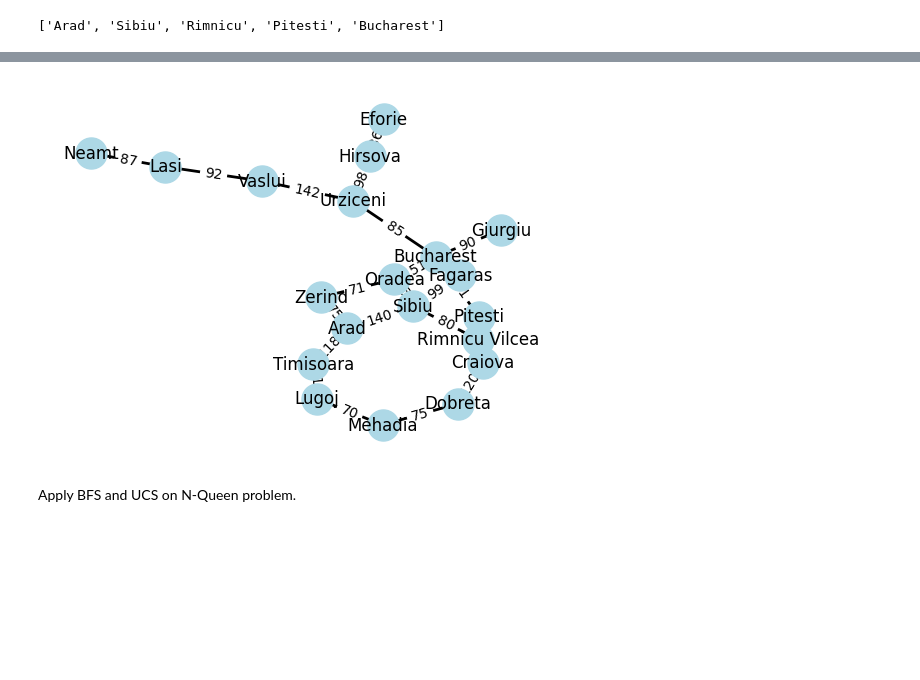
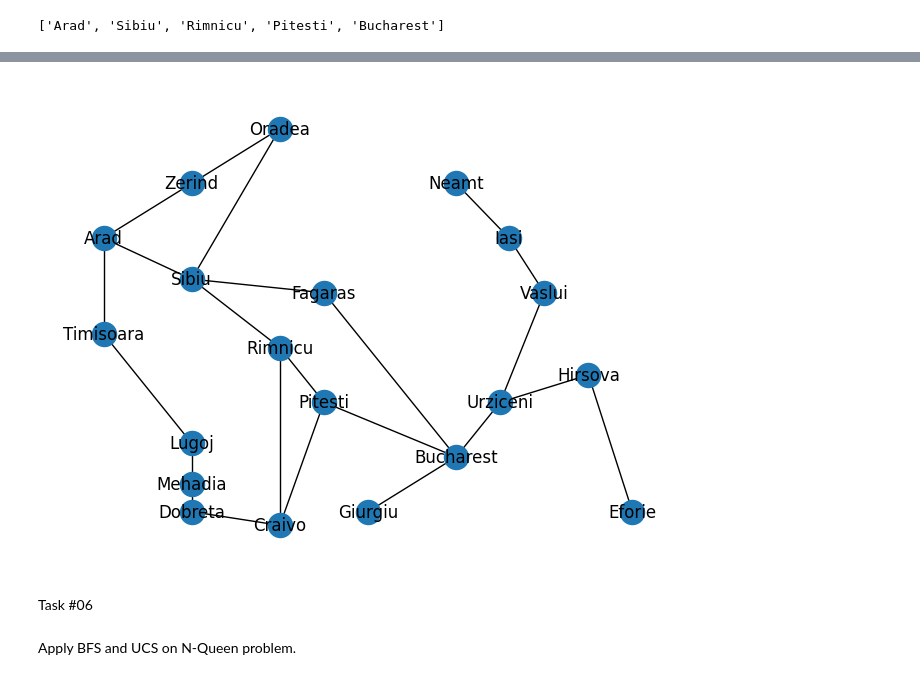
Before and after one commit to TafreedAhmad/AiLab-3, a Jupyter notebook: hometask03.ipynb, the cells around one changed output, grey strips where cells are left out. Drawn from its saved outputs; the diff is of its cells as text; code cells hidden in the pictures; blank space fills up the shorter version.

```diff
--- a/hometask03.ipynb
+++ b/hometask03.ipynb
@@ -1173,46 +1245,40 @@ plt.show()
-# %%
-import networkx as nx
-import matplotlib.pyplot as plt
-
-G = nx.Graph()
-
-edges = [
-    ('Arad', 'Sibiu', 140), ('Arad', 'Timisoara', 118), ('Arad', 'Zerind', 75),
-    ('Sibiu', 'Oradea', 151), ('Sibiu', 'Fagaras',
-                               99), ('Sibiu', 'Rimnicu Vilcea', 80),
-    ('Timisoara', 'Lugoj', 111),
-    ('Zerind', 'Oradea', 71),
-    ('Oradea', 'Bucharest', 151),
-    ('Fagaras', 'Bucharest', 211),
-    ('Rimnicu Vilcea', 'Craiova', 146), ('Rimnicu Vilcea', 'Pitesti', 97),
-    ('Lugoj', 'Mehadia', 70),
-    ('Bucharest', 'Giurgiu', 90), ('Bucharest',
-                                   'Urziceni', 85), ('Bucharest', 'Pitesti', 101),
-    ('Craiova', 'Dobreta', 120),
-    ('Pitesti', 'Craiova', 138),
-    ('Mehadia', 'Dobreta', 75),
-    ('Urziceni', 'Hirsova', 98), ('Urziceni', 'Vaslui', 142),
-    ('Hirsova', 'Eforie', 86),
-    ('Vaslui', 'Lasi', 92),
-    ('Lasi', 'Neamt', 87)
-]
-
-G.add_weighted_edges_from(edges)
-
-pos = nx.spring_layout(G, seed=42)
-
-nx.draw_networkx_edges(G, pos, edgelist=edges, width=2)
-nx.draw_networkx_nodes(G, pos, node_size=500, node_color='lightblue')
-nx.draw_networkx_labels(G, pos, font_size=12, font_family='sans-serif')
-
-edge_labels = {(u, v): d['weight'] for u, v, d in G.edges(data=True)}
-nx.draw_networkx_edge_labels(
-    G, pos, edge_labels=edge_labels, font_size=10, font_family='sans-serif')
-
-plt.axis('off')
-plt.show()
-# %% [output]
-[figure, removed]
+# %%
+G = nx.Graph()
+
+for node in graph:
+    G.add_node(node)
+    for edge in graph[node]:
+        G.add_edge(node, edge[0], weight=edge[1])
+
+pos = nx.spring_layout(G)
+pos['Arad'] = (0, 11)
+pos['Zerind'] = (1, 13)
+pos['Oradea'] = (2, 15)
+pos['Fagaras'] = (2.5, 9)
+pos['Sibiu'] = (1,9.5)
+pos['Timisoara'] = (0,7.5)
+pos['Lugoj'] = (1,3.5)
+pos['Mehadia'] = (1,2)
+pos['Dobreta'] = (1,1)
+pos['Craivo'] = (2,0.5)
+pos['Giurgiu'] = (3,1)
+pos['Pitesti'] = (2.5,5)
+pos['Bucharest'] = (4,3)
+pos['Rimnicu'] = (2,7)
+pos['Urziceni'] = (4.5,5)
+pos['Hirsova'] = (5.5,6)
+pos['Vaslui'] = (5,9)
+pos['Neamt'] = (4, 13)
+pos['Eforie'] = (6,1)
+pos['Iasi'] = (4.6, 11)
+
+nx.draw(G, pos, with_labels=True)
+labels = nx.get_edge_attributes(G, 'weight')
+plt.show()
+# %% [output]
+[figure, added]
+# %% [markdown]
+Task #06
 # %% [markdown]
 Apply BFS and UCS on N-Queen problem.
 # %%
```
Also changed, not shown: parts of 9 cells of this notebook.
